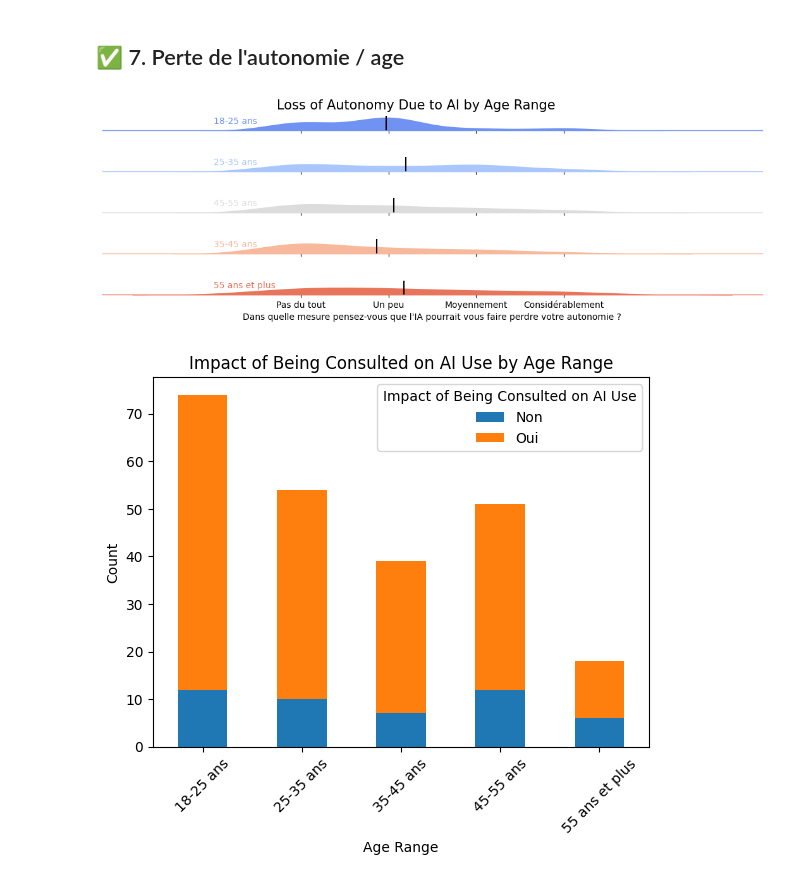
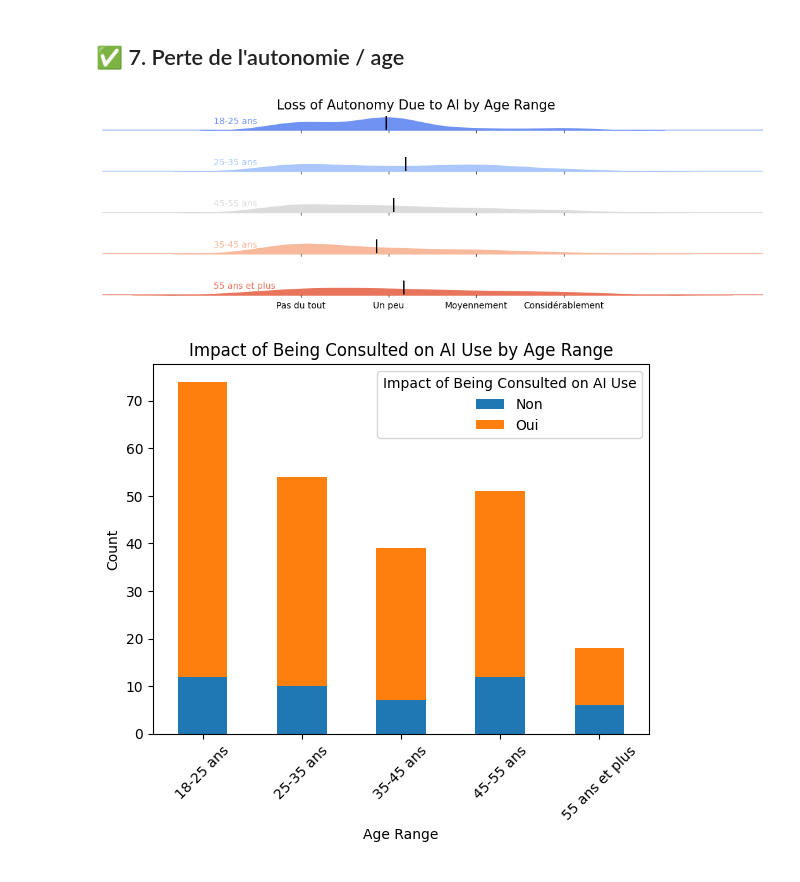
Before and after one commit to QuentinDstl/survey_adoption_by_employees, a Jupyter notebook: src/main.ipynb, the cells around one changed output. Drawn from its saved outputs; the diff is of its cells as text; code cells hidden in the pictures.

```diff
--- a/src/main.ipynb
+++ b/src/main.ipynb
@@ -537,6 +532,8 @@ plt.show()
 # %% [markdown]
 ## ✅ 7. Perte de l'autonomie / age
 # %%
+#TODO modifier la pallette de couleur
+
 # Generate a color palette with Seaborn
 pal = sns.color_palette(palette='coolwarm', n_colors=len(df_survey['Age'].unique()))
 
@@ -553,35 +550,35 @@ g.map(sns.kdeplot, '*LossOfAutonomy',
       bw_adjust=1, clip_on=False,
       color="w", lw=2)
 
 # Add a horizontal line for each plot
 g.map(plt.axhline, y=0,
       lw=1, clip_on=False)
 
 # Add age range as text with the right color
 for i, ax in enumerate(g.axes.flat):
     ax.text(-1, 0.25, df_survey['Age'].unique()[i],
             fontsize=10,
             color=ax.lines[-1].get_color())
 
     mean_value = df_survey[df_survey['Age'] == df_survey['Age'].unique()[i]]['*LossOfAutonomy'].mean()
     ax.axvline(mean_value, color='black')
 
 # Remove axes titles, yticks, and spines
 g.set_titles("")
 g.set(yticks=[])
 g.set(ylabel="")  # Remove y label
 g.despine(bottom=True, left=True)
 
 
 g.fig.suptitle('Loss of Autonomy Due to AI by Age Range', fontsize=15)
-plt.xlabel('Dans quelle mesure pensez-vous que l\'IA pourrait vous faire perdre votre autonomie ?')
+plt.xlabel('')
 
 labels = ['Pas du tout', 'Un peu', 'Moyennement', 'Considérablement']
 g.set(xticks=range(0, 4), xticklabels=labels)
 
 plt.show()
 # %% [output]
-[figure, old version]
+[figure, new version]
 # %%
 # 2/20 Impact of Being Consulted on AI Use by Age Range
 impact_consulted_age = df_survey.groupby('Age')['ImpactOfBeingInvolved'].value_counts().unstack().plot(kind='bar', stacked=True)
```
Also changed, not shown: parts of 21 cells of this notebook, 1 other file.
